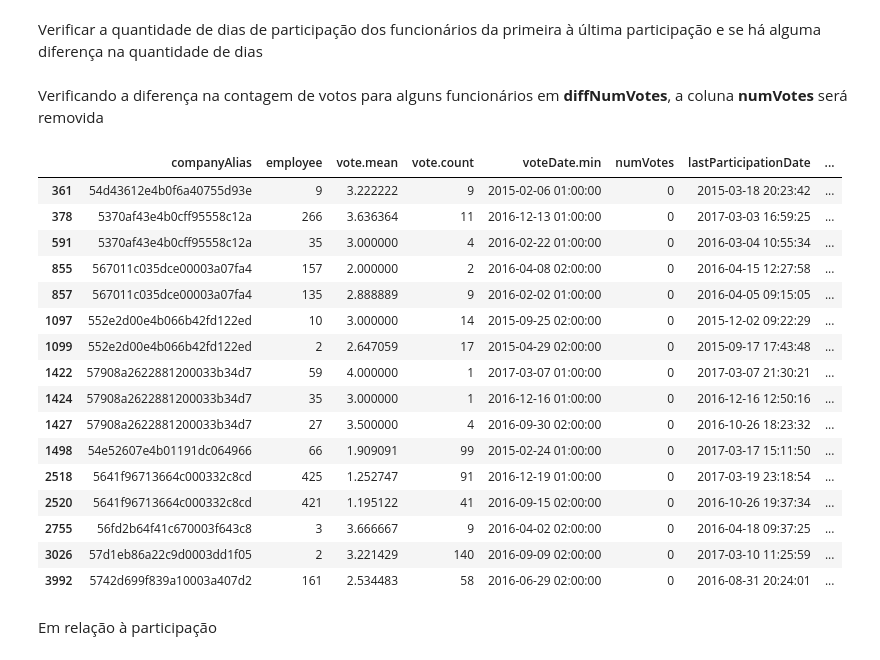
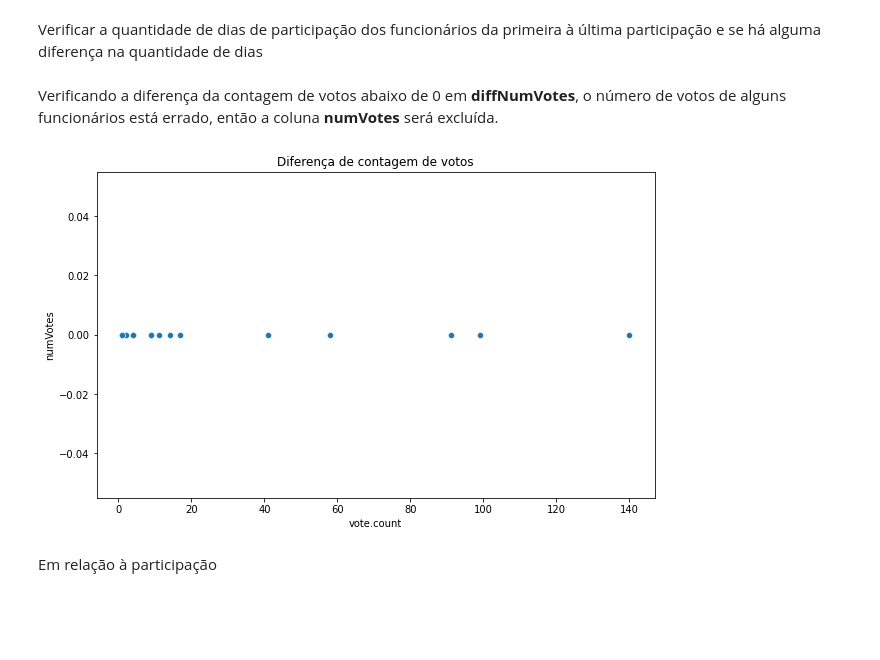
Before and after one commit to bruna-calistrate/DataWrangling-Case1, a Jupyter notebook: Case_1_Data_Wrangling_Daily_Happiness_&_Employee_Turnover.ipynb, the cells around one changed output. Drawn from its saved outputs; the diff is of its cells as text; code cells hidden in the pictures; blank space fills up the shorter version.

```diff
--- a/Case_1_Data_Wrangling_Daily_Happiness_&_Employee_Turnover.ipynb
+++ b/Case_1_Data_Wrangling_Daily_Happiness_&_Employee_Turnover.ipynb
@@ -550,27 +559,19 @@ votos_merge['daysParticipation'] = (votos_merge['lastParticipationDate']
 votos_merge['diffNumVotes'] = (votos_merge['numVotes']
                                - votos_merge['vote.count'])
 # %% [markdown]
-Verificando a diferença na contagem de votos para alguns funcionários em **diffNumVotes**, a coluna **numVotes** será removida
+Verificando a diferença da contagem de votos abaixo de 0 em **diffNumVotes**, o número de votos de alguns funcionários está errado, então a coluna **numVotes** será excluída.
-# %%
-votos_merge.loc[votos_merge['diffNumVotes'] < 0]
-# %% [output]
-|  | companyAlias | employee | vote.mean | vote.count | voteDate.min | numVotes | lastParticipationDate | ... |
-| 361 | 54d43612e4b0f6a40755d93e | 9 | 3.222222 | 9 | 2015-02-06 01:00:00 | 0 | 2015-03-18 20:23:42 | ... |
-| 378 | 5370af43e4b0cff95558c12a | 266 | 3.636364 | 11 | 2016-12-13 01:00:00 | 0 | 2017-03-03 16:59:25 | ... |
-| 591 | 5370af43e4b0cff95558c12a | 35 | 3.000000 | 4 | 2016-02-22 01:00:00 | 0 | 2016-03-04 10:55:34 | ... |
-| 855 | 567011c035dce00003a07fa4 | 157 | 2.000000 | 2 | 2016-04-08 02:00:00 | 0 | 2016-04-15 12:27:58 | ... |
-| 857 | 567011c035dce00003a07fa4 | 135 | 2.888889 | 9 | 2016-02-02 01:00:00 | 0 | 2016-04-05 09:15:05 | ... |
-| 1097 | 552e2d00e4b066b42fd122ed | 10 | 3.000000 | 14 | 2015-09-25 02:00:00 | 0 | 2015-12-02 09:22:29 | ... |
-| 1099 | 552e2d00e4b066b42fd122ed | 2 | 2.647059 | 17 | 2015-04-29 02:00:00 | 0 | 2015-09-17 17:43:48 | ... |
-| 1422 | 57908a2622881200033b34d7 | 59 | 4.000000 | 1 | 2017-03-07 01:00:00 | 0 | 2017-03-07 21:30:21 | ... |
-| 1424 | 57908a2622881200033b34d7 | 35 | 3.000000 | 1 | 2016-12-16 01:00:00 | 0 | 2016-12-16 12:50:16 | ... |
-| 1427 | 57908a2622881200033b34d7 | 27 | 3.500000 | 4 | 2016-09-30 02:00:00 | 0 | 2016-10-26 18:23:32 | ... |
-| 1498 | 54e52607e4b01191dc064966 | 66 | 1.909091 | 99 | 2015-02-24 01:00:00 | 0 | 2017-03-17 15:11:50 | ... |
-| 2518 | 5641f96713664c000332c8cd | 425 | 1.252747 | 91 | 2016-12-19 01:00:00 | 0 | 2017-03-19 23:18:54 | ... |
-| 2520 | 5641f96713664c000332c8cd | 421 | 1.195122 | 41 | 2016-09-15 02:00:00 | 0 | 2016-10-26 19:37:34 | ... |
-| 2755 | 56fd2b64f41c670003f643c8 | 3 | 3.666667 | 9 | 2016-04-02 02:00:00 | 0 | 2016-04-18 09:37:25 | ... |
-| 3026 | 57d1eb86a22c9d0003dd1f05 | 2 | 3.221429 | 140 | 2016-09-09 02:00:00 | 0 | 2017-03-10 11:25:59 | ... |
-| 3992 | 5742d699f839a10003a407d2 | 161 | 2.534483 | 58 | 2016-06-29 02:00:00 | 0 | 2016-08-31 20:24:01 | ... |
+# %%
+plt.figure(figsize=(10,6))
+
+fig = sns.scatterplot(data=votos_merge.loc[votos_merge['diffNumVotes'] < 0],
+                      x='vote.count',
+                      y='numVotes')
+
+plt.title("Diferença de contagem de votos")
+
+plt.show()
+# %% [output]
+[figure, added]
 # %%
 votos_merge.drop(columns=['numVotes', 'diffNumVotes'],
                  axis=1, inplace=True)
```
Also changed, not shown: parts of 15 cells of this notebook.
